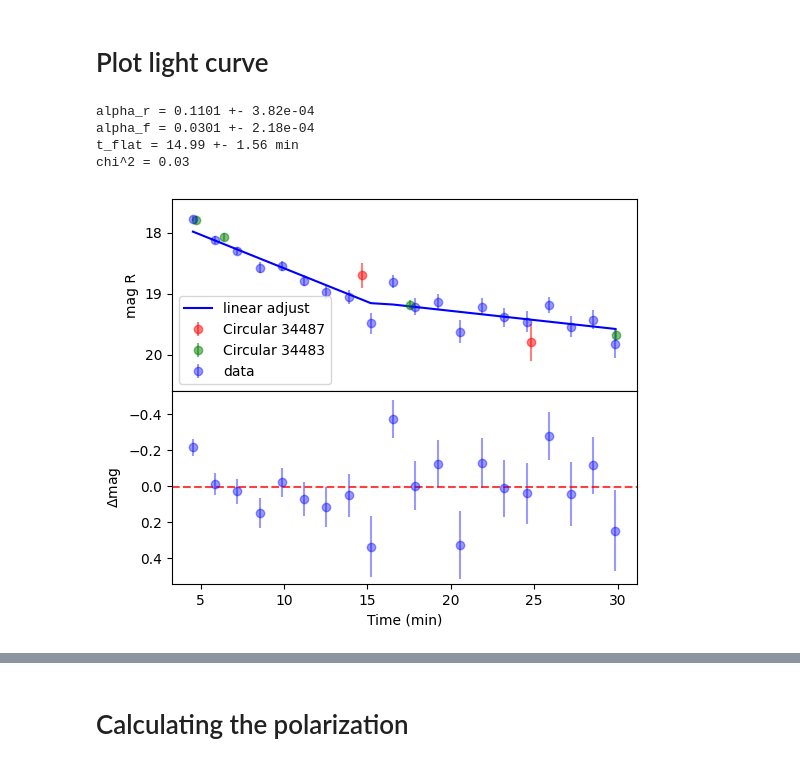
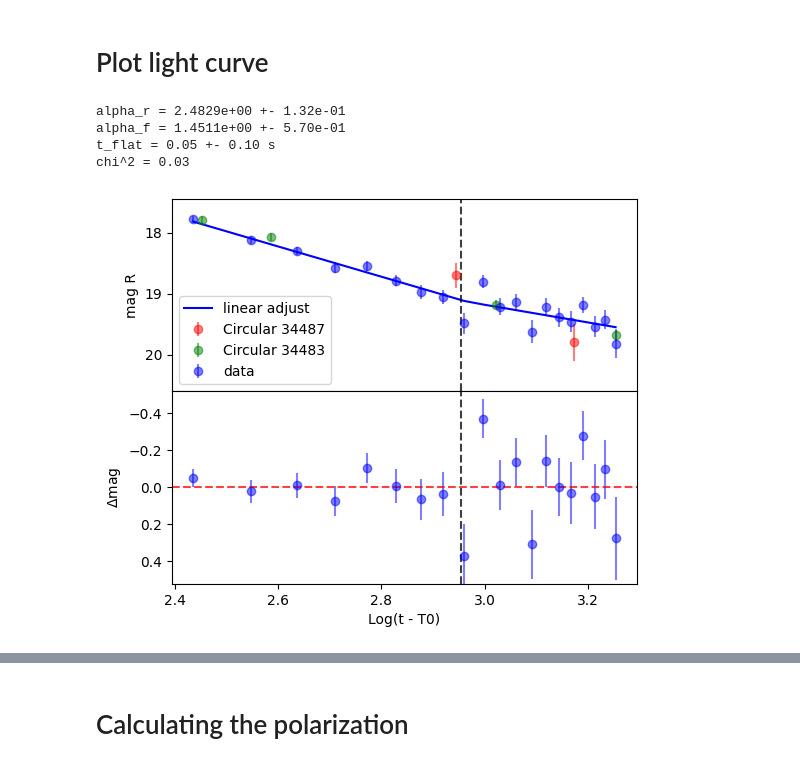
Before and after one commit to DBernardes/Tools-for-the-MOPTOP-pipeline-products, a Jupyter notebook: photometry_extraction.ipynb, the cells around one changed output, grey strips where cells are left out. Cells and saved outputs as stored; diff of their text form; code cells hidden in the pictures.

```diff
--- a/photometry_extraction.ipynb
+++ b/photometry_extraction.ipynb
@@ -297,26 +297,19 @@ def plot_light_curve(ax, mjd, cand, cand_err, adjust, n_std=1):
     std = np.std(cand)
 
     ax.errorbar(
-        mjd, cand, cand_err, marker="o", color="b", alpha=0.4, label="data", ls="none"
+        mjd, cand, cand_err, marker="o", color="b", alpha=0.5, label="data", ls="none"
     )
     ax.plot(mjd, adjust, "b-", label="linear adjust")
     ax.set_ylim(mean - n_std * std, mean + 1 * n_std * std)
     ax.set_ylabel(r"mag R")
-    # ax.annotate(
-    #     rf"$\chi^2$={chi:.2e}",
-    #     (0.99, 0.9),
-    #     fontsize=12,
-    #     ha="right",
-    #     va="center",
-    #     xycoords="axes fraction",
-    # )
     ax.invert_yaxis()
+    ax.axvline(np.log10(14.99 * 60), color="k", ls="--", alpha=0.75)
     ax.legend(loc="lower left")
 
 
 def comb_linear_adjust(mjd, adjus_param1, adjus_param2):
     a, b = adjus_param1
-    if mjd > 16:
+    if mjd > np.log10(16 * 60):
         a, b = adjus_param2
 
     return a * mjd + b
@@ -333,23 +326,16 @@ def plot_residuals(ax, mjd, cand, cand_err, adjust, ycoord, n_std=3):
         cand_err,
         marker="o",
         color="b",
-        alpha=0.4,
+        alpha=0.5,
         label="data",
         ls="none",
     )
     ax.set_ylabel(r"$\Delta$mag")
     ax.axhline(mean, color="r", linestyle="--", alpha=0.75)
     ax.set_ylim(mean - n_std * std, mean + n_std * std)
-    ax.set_xlabel("Time (min)")
+    # ax.set_xlabel("Log(t - T0)")
+    ax.axvline(np.log10(14.99 * 60), color="k", ls="--", alpha=0.75)
     ax.invert_yaxis()
-    # ax.annotate(
-    #     f"Mean of the residuals: {mean:.2e} +/- {std:.2f}",
-    #     (0.05, ycoord),
-    #     fontsize=10,
-    #     ha="left",
-    #     va="top",
-    #     xycoords="axes fraction",
-    # )
 
 
 def plot_circular_data(mjd_start: float, ax):
@@ -360,7 +346,8 @@ def plot_circular_data(mjd_start: float, ax):
         utc = df["UT start"].values
         n = 4
         mjd = [Time(value, format="isot").to_value("mjd") for value in utc] - mjd_start
-        mjd *= 24 * 60
+        mjd *= 24 * 60 * 60
+        mjd = np.log10(mjd)
         mag = df["Rmag"]
         mag_err = df["err"]
 
@@ -412,8 +399,10 @@ mjd, comp, comp_err = read_comp_csv_files(comparisons_list)
 time_start = "2023-08-18T23:27:34"
 t = Time(time_start, format="isot", scale="utc")
 mjd_start = t.to_value("mjd")
-mjd = (mjd - mjd_start) * 24 * 60
+mjd = (mjd - mjd_start) * 24 * 60 * 60
 norm_star, norm_err = calc_obj_magnitude(star, star_err, comp, comp_err, comp_magR)
+
+mjd = np.log10(mjd)
 
 idx = 10
 norm_star_interv, norm_err_interv = norm_star[:idx], norm_err[:idx]
@@ -432,38 +421,38 @@ plot_light_curve(
     norm_star,
     norm_err,
     adjust,
     3,
 )
 plot_residuals(axs[1], mjd, norm_star, norm_err, adjust, 0.95, 3)
 
 plt.subplots_adjust(hspace=0)
 plt.savefig(os.path.join(src_path, "..", "plots", "light_curve splitted.png"), dpi=300)
 
 
 a1, b1 = adjust_param1
 a2, b2 = adjust_param2
 a1_err, b1_err = np.diag(cov1)
 a2_err, b2_err = np.diag(cov2)
-t_flat = np.abs((b1 - b2) / (a1 - a2))
+t_flat = np.abs((b1 - b2) / (a1 - a2)) / 60
 t_err_1 = np.sqrt(b1_err**2 + b2_err**2)
 t_err_2 = np.sqrt(a1_err**2 + a2_err**2)
 t_err = t_flat * np.sqrt((t_err_1 / (b1 - b2)) ** 2 + (t_err_2 / (a1 - a2)) ** 2)
 chi = np.abs(
     chisquare(
         norm_star, np.sum(norm_star) / np.sum(adjust) * np.asarray(adjust)
     ).statistic
 )
 
-print(f"alpha_r = {a1:.4f} +- {a1_err:.2e}")
-print(f"alpha_f = {a2:.4f} +- {a2_err:.2e}")
-print(f"t_flat = {t_flat:.2f} +- {t_err:.2f} min")
+print(f"alpha_r = {a1:.4e} +- {a1_err:.2e}")
+print(f"alpha_f = {a2:.4e} +- {a2_err:.2e}")
+print(f"t_flat = {t_flat:.2f} +- {t_err:.2f} s")
 print(f"chi^2 = {chi:.2f}")
 
 
 plt.show()
 # %% [output]
-alpha_r = 0.1101 +- 3.82e-04
-alpha_f = 0.0301 +- 2.18e-04
-t_flat = 14.99 +- 1.56 min
+alpha_r = 2.4829e+00 +- 1.32e-01
+alpha_f = 1.4511e+00 +- 5.70e-01
+t_flat = 0.05 +- 0.10 s
 chi^2 = 0.03
-[figure, old version]
+[figure, new version]
```
Also changed, not shown: parts of 7 cells of this notebook, 1 other file.
